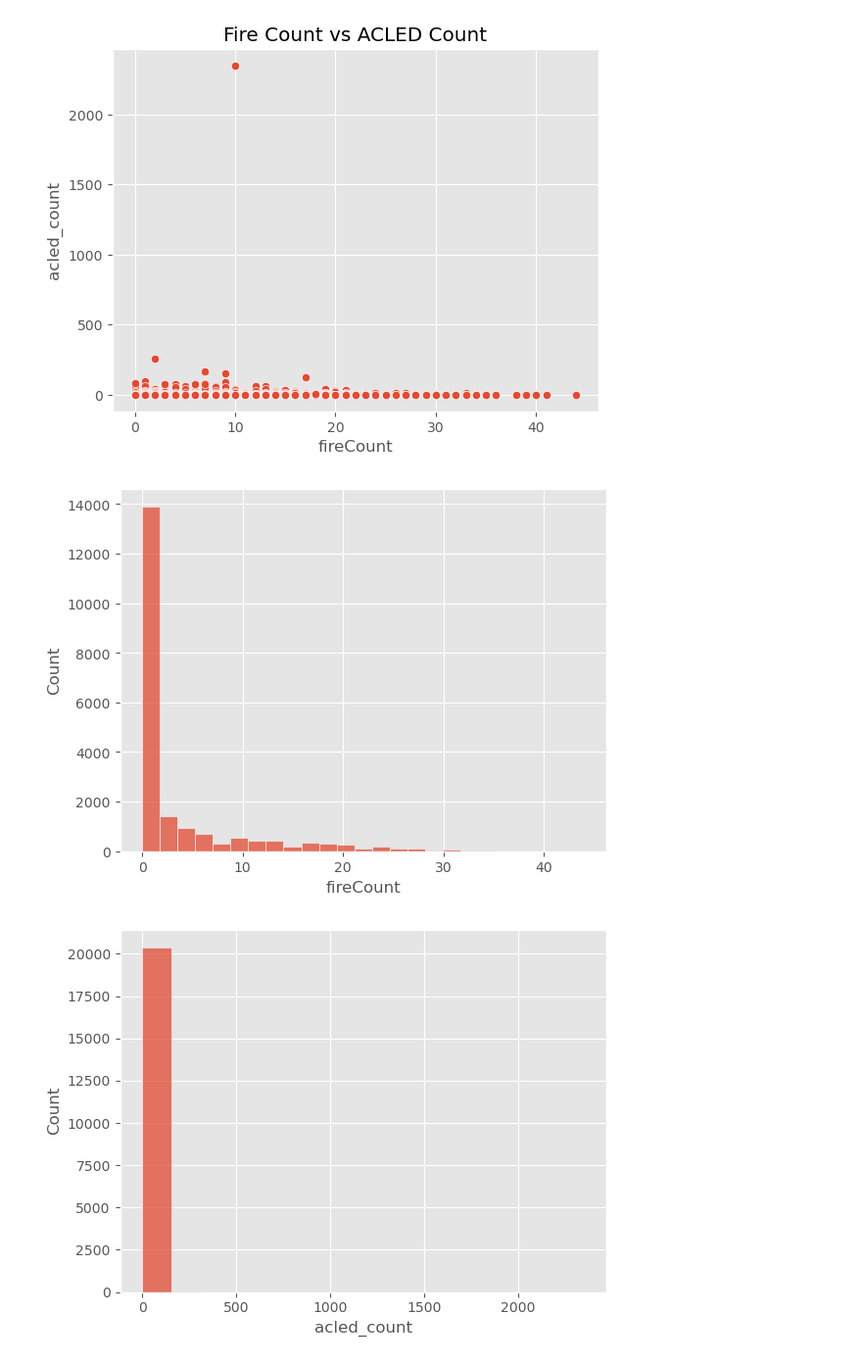
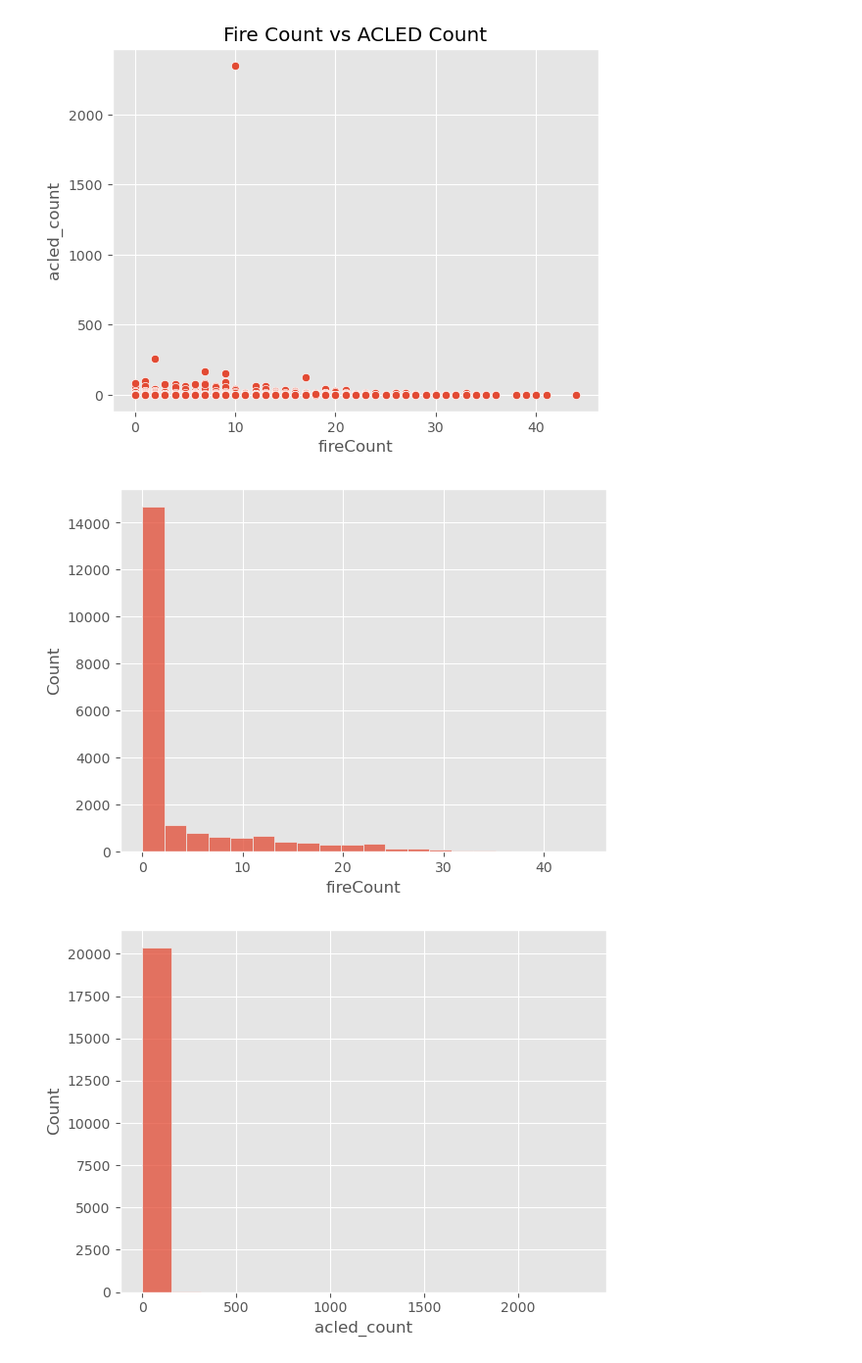
Before and after one commit to sameera006/Final_Dissertation, a Jupyter notebook: Mergeddata_Copy.ipynb, the cells around one changed output. Shown at 98% size. Saved outputs shown, nothing was run; the diff lists cells and outputs as text; code cells hidden in the pictures.

Commit message:
Adding histogram and maps according to the feedback

```diff
--- a/Mergeddata_Copy.ipynb
+++ b/Mergeddata_Copy.ipynb
@@ -236,0 +258,2 @@ memory usage: 956.4+ KB
+# %%
+gdf_acfi = gdf_acfi.set_crs(4326, allow_override=True)  # WGS84
@@ -273,10 +416,10 @@ plt.show()
 # %% [output]
 [figure]
 # %%
-sns.histplot(x=gdf_acfi['fireCount'],bins=25)
+sns.histplot(x=gdf_acfi['fireCount'],bins=20)
 plt.show()
 # %% [output]
-[figure, old version]
+[figure, new version]
 # %%
 sns.histplot(x=gdf_acfi['acled_count'],bins=15)
 plt.show()
```
Also changed, not shown: parts of 12 cells of this notebook, 5 other files.
